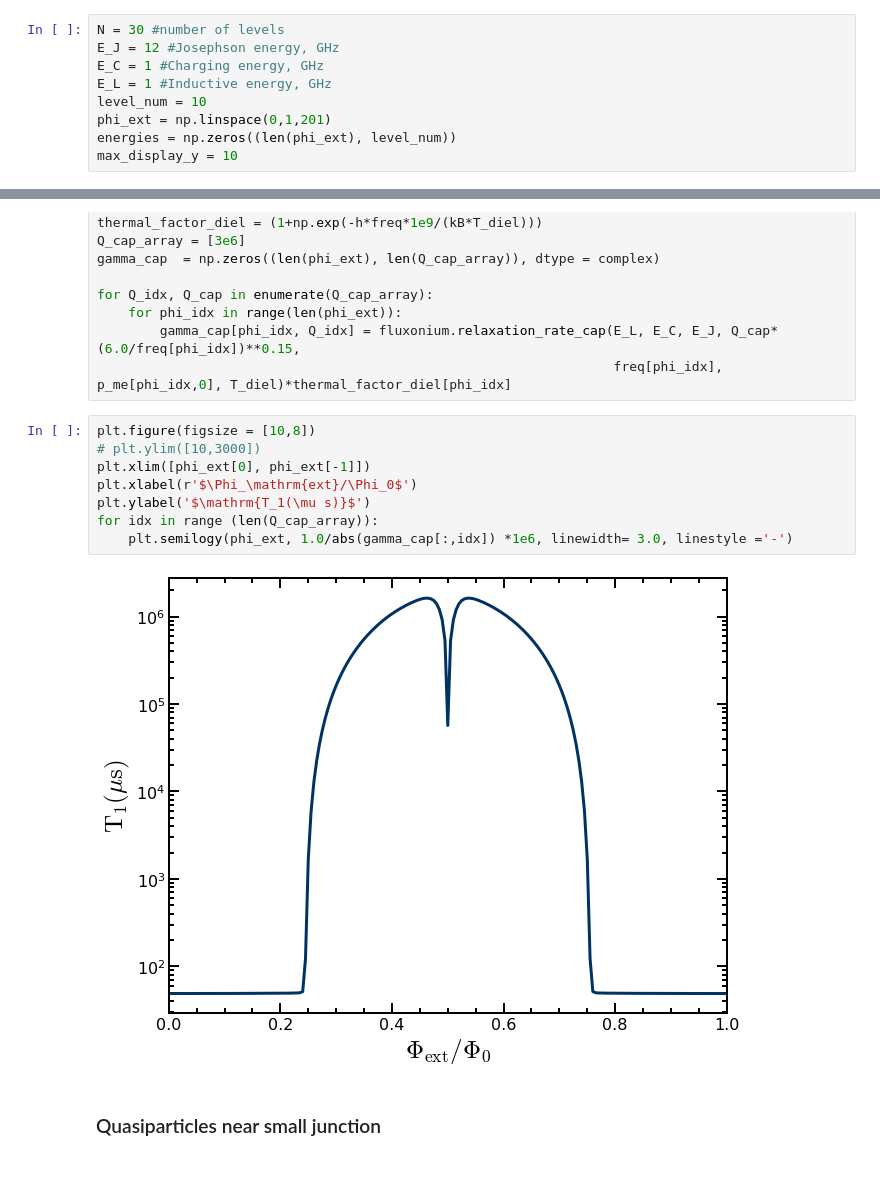
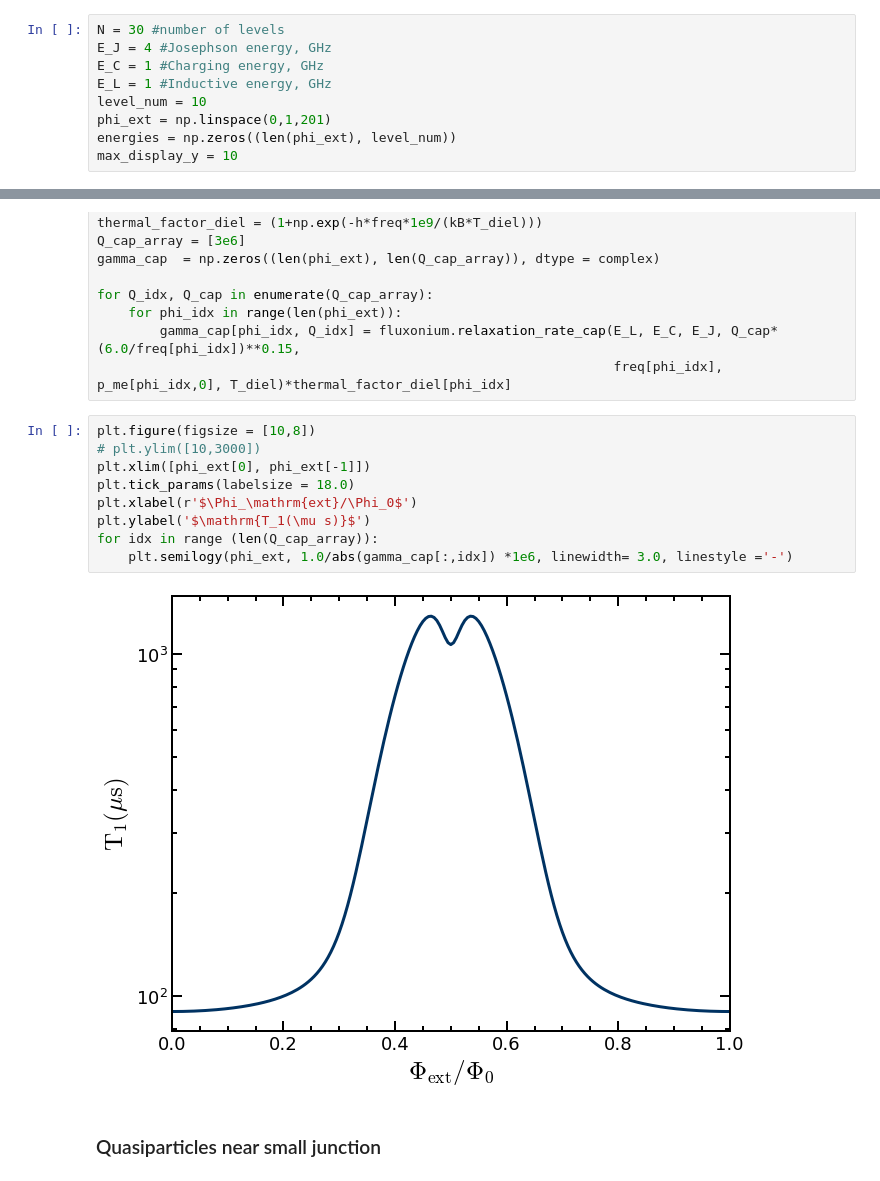
Before and after one commit to qubearfarmer/Fluxonium, a Jupyter notebook: Scripts/Fluxonium properties.ipynb, the cells around one changed output, grey strips where cells are left out. Cells and saved outputs as stored; diff of their text form.

```diff
--- a/Scripts/Fluxonium properties.ipynb
+++ b/Scripts/Fluxonium properties.ipynb
@@ -22,7 +22,7 @@ import plotting_settings
 ## Qubit parameters
 # %%
 N = 30 #number of levels
-E_J = 12 #Josephson energy, GHz
+E_J = 4 #Josephson energy, GHz
 E_C = 1 #Charging energy, GHz
 E_L = 1 #Inductive energy, GHz
 level_num = 10
@@ -138,13 +138,14 @@ for Q_idx, Q_cap in enumerate(Q_cap_array):
 # %%
 plt.figure(figsize = [10,8])
 # plt.ylim([10,3000])
 plt.xlim([phi_ext[0], phi_ext[-1]])
+plt.tick_params(labelsize = 18.0)
 plt.xlabel(r'$\Phi_\mathrm{ext}/\Phi_0$')
 plt.ylabel('$\mathrm{T_1(\mu s)}$')
 for idx in range (len(Q_cap_array)):
     plt.semilogy(phi_ext, 1.0/abs(gamma_cap[:,idx]) *1e6, linewidth= 3.0, linestyle ='-')
 # %% [output]
-[figure, old version]
+[figure, new version]
 # %% [markdown]
 ### Quasiparticles near small junction
 # %%
```
Also changed, not shown: parts of 5 cells of this notebook, 2 other files.
